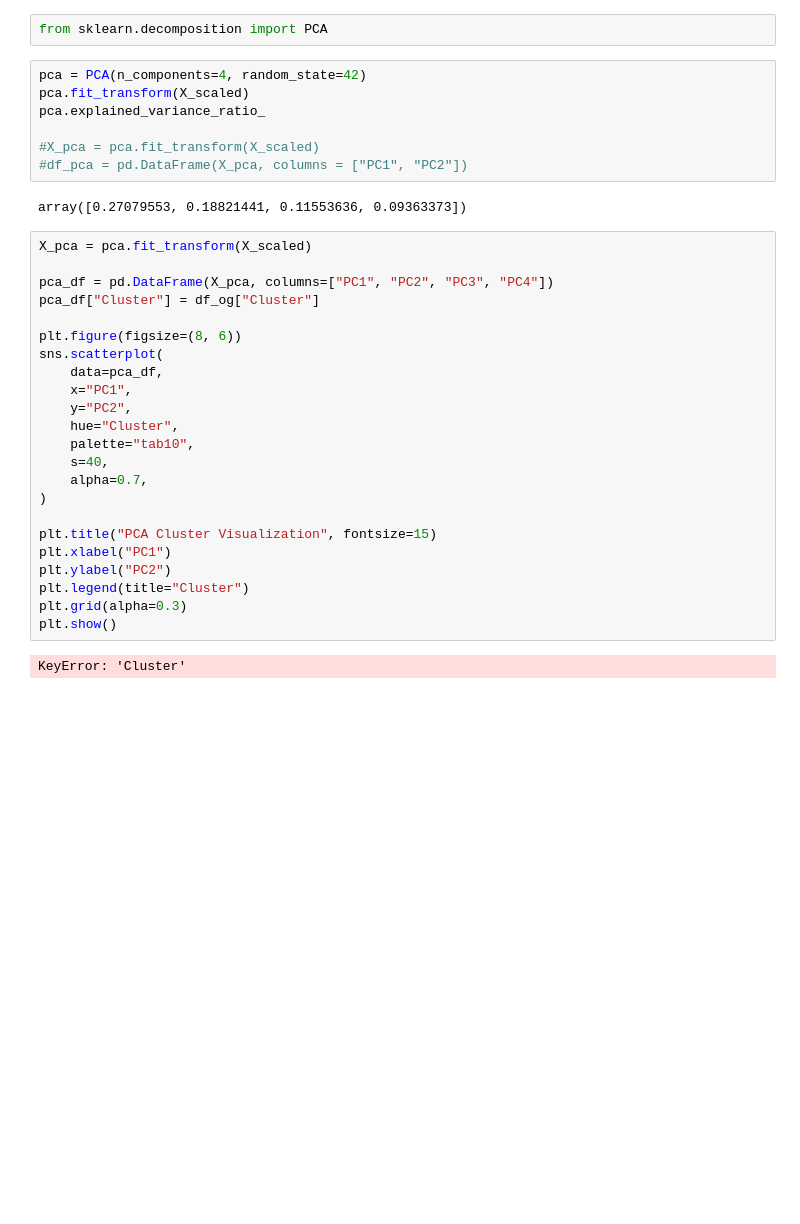
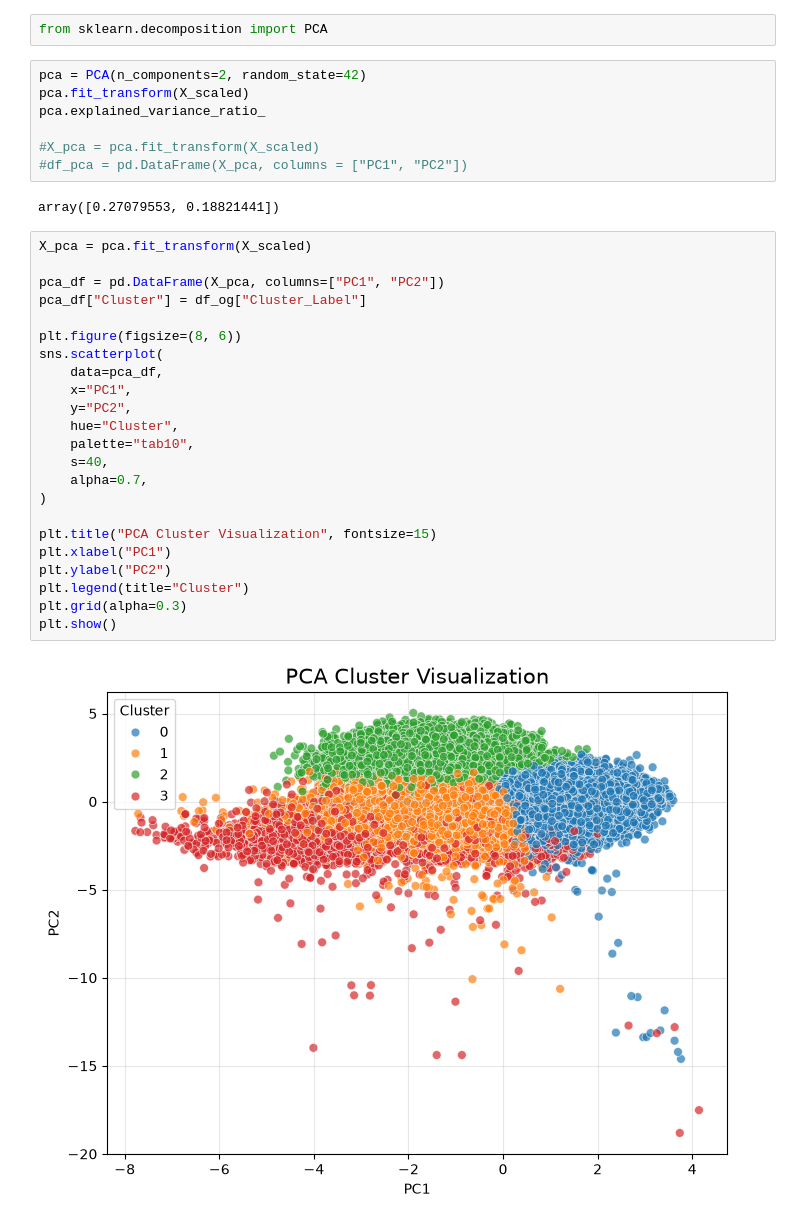
Before and after one commit to VignaPrasanna/Amazon-Music-Clustering, a Jupyter notebook: music_cluster.ipynb, the cells around one changed output. Saved outputs shown, nothing was run; the diff lists cells and outputs as text; blank space fills up the shorter version.

Commit message:
PCA_scatterplot

```diff
--- a/music_cluster.ipynb
+++ b/music_cluster.ipynb
@@ -213,36 +221,36 @@ Silhouette Score: 0.2310
 # %%
 from sklearn.decomposition import PCA
 # %%
-pca = PCA(n_components=4, random_state=42)
+pca = PCA(n_components=2, random_state=42)
 pca.fit_transform(X_scaled)
 pca.explained_variance_ratio_
 
 #X_pca = pca.fit_transform(X_scaled)
 #df_pca = pd.DataFrame(X_pca, columns = ["PC1", "PC2"])
 # %% [output]
-array([0.27079553, 0.18821441, 0.11553636, 0.09363373])
+array([0.27079553, 0.18821441])
 # %%
 X_pca = pca.fit_transform(X_scaled)
 
-pca_df = pd.DataFrame(X_pca, columns=["PC1", "PC2", "PC3", "PC4"])
-pca_df["Cluster"] = df_og["Cluster"]
+pca_df = pd.DataFrame(X_pca, columns=["PC1", "PC2"])
+pca_df["Cluster"] = df_og["Cluster_Label"]
 
 plt.figure(figsize=(8, 6))
 sns.scatterplot(
     data=pca_df,
     x="PC1",
     y="PC2",
     hue="Cluster",
     palette="tab10",
     s=40,
     alpha=0.7,
 )
 
 plt.title("PCA Cluster Visualization", fontsize=15)
 plt.xlabel("PC1")
 plt.ylabel("PC2")
 plt.legend(title="Cluster")
 plt.grid(alpha=0.3)
 plt.show()
 # %% [output]
-KeyError: 'Cluster'
+[figure, added]
```
Also changed, not shown: parts of 2 cells of this notebook.
